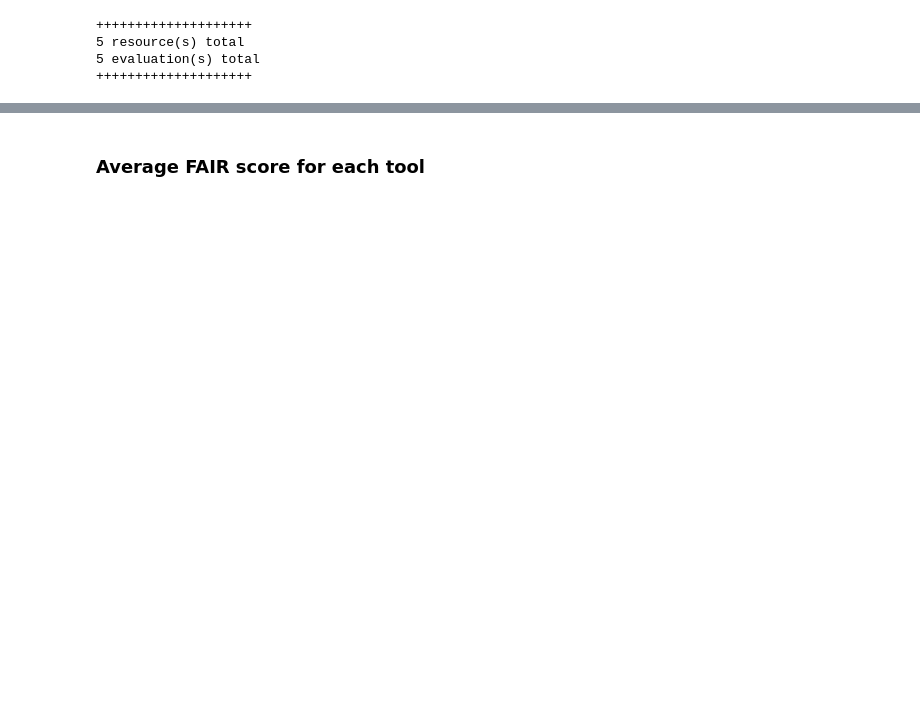
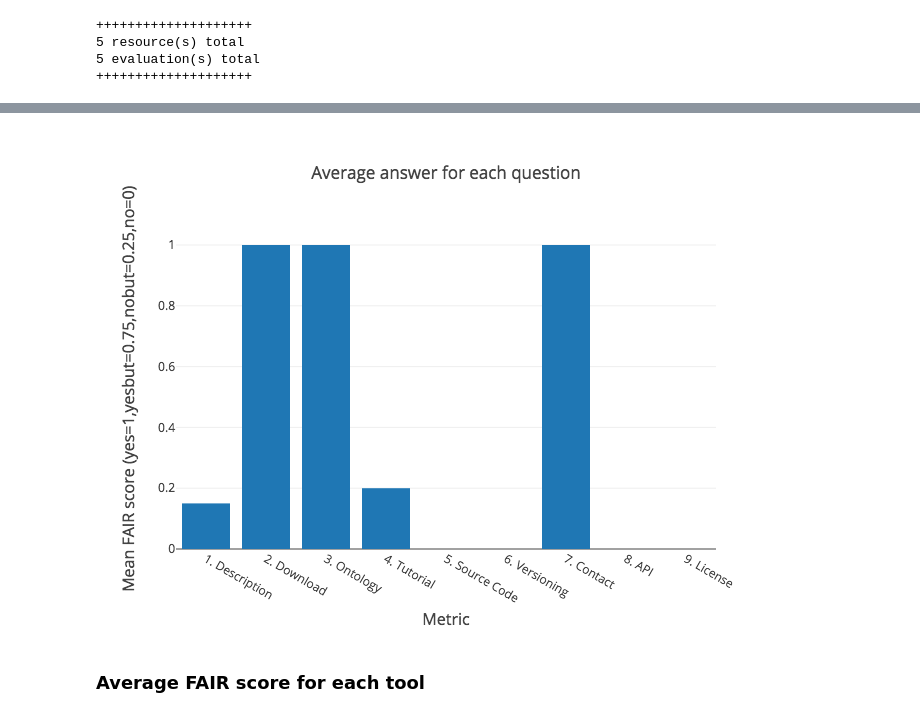
Before and after one commit to MaayanLab/GTEx_FAIR_Assessment, a Jupyter notebook: GTEX_Tools_and_Datasets_FAIR_assessments.ipynb, the cells around one changed output, grey strips where cells are left out. Drawn from its saved outputs; the diff is of its cells as text; code cells hidden in the pictures; blank space fills up the shorter version.

```diff
--- a/GTEX_Tools_and_Datasets_FAIR_assessments.ipynb
+++ b/GTEX_Tools_and_Datasets_FAIR_assessments.ipynb
@@ -134,12 +140,12 @@ colorMap(tool_answers,tool_metric_dict,tool_unique_metrics,tool_objects_assessed
 # %%
 # Find average score for each question
-
-# Build bar graph
 def QuestionBarGraphs(metric_dict,metric_count_dict):
     hist=[go.Bar(x=list([metric_dict[x] for x in metric_count_dict.keys()]),y=list(metric_count_dict.values()))]
     layout = go.Layout(title="Average answer for each question",xaxis=dict(title="Metric",titlefont=dict(size=16),tickfont=dict(size=12)),yaxis=dict(title='Mean FAIR score (yes=1,yesbut=0.75,nobut=0.25,no=0)',titlefont=dict(size=16)))
     fig = go.Figure(data=hist, layout=layout)
-    iplot(fig)
+    img_bytes = pio.to_image(fig, format='png')
+    i=Image(img_bytes)
+    display(i)
 
 # Function returns dictionary of each metric and its mean FAIR score in project
 def QuestionBreakdown(query, metric_dict):
@@ -157,8 +163,8 @@ def QuestionBreakdown(query, metric_dict):
     for key, value in d.items():
         average_score[key]=value/(len(scores)/9)
     QuestionBarGraphs(metric_dict,average_score)
-    return(average_score)
+    #return(average_score)
 
 # Input
-average_score_per_question=QuestionBreakdown(query1,tool_metric_dict)
+QuestionBreakdown(query1,tool_metric_dict)
 # %% [output]
@@ -166,3 +171,4 @@ average_score_per_question=QuestionBreakdown(query1,tool_metric_dict)
+[figure, added]
 # %% [markdown]
 ### Average FAIR score for each tool
 # %%
```
Also changed, not shown: parts of 15 cells of this notebook.
